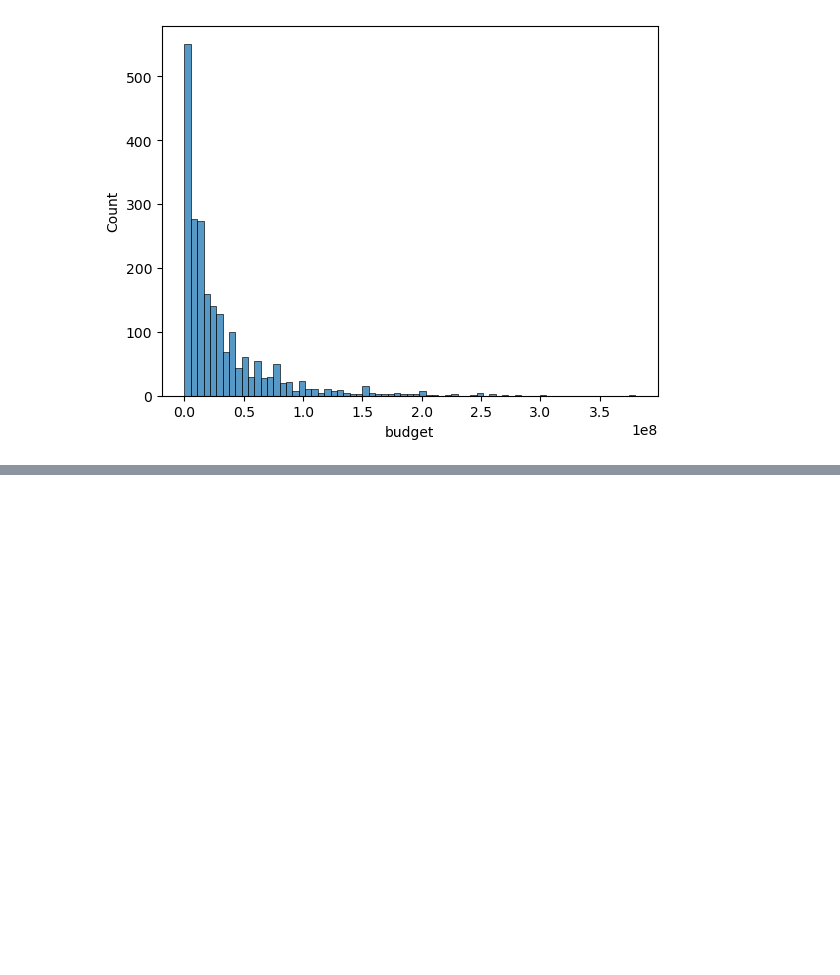
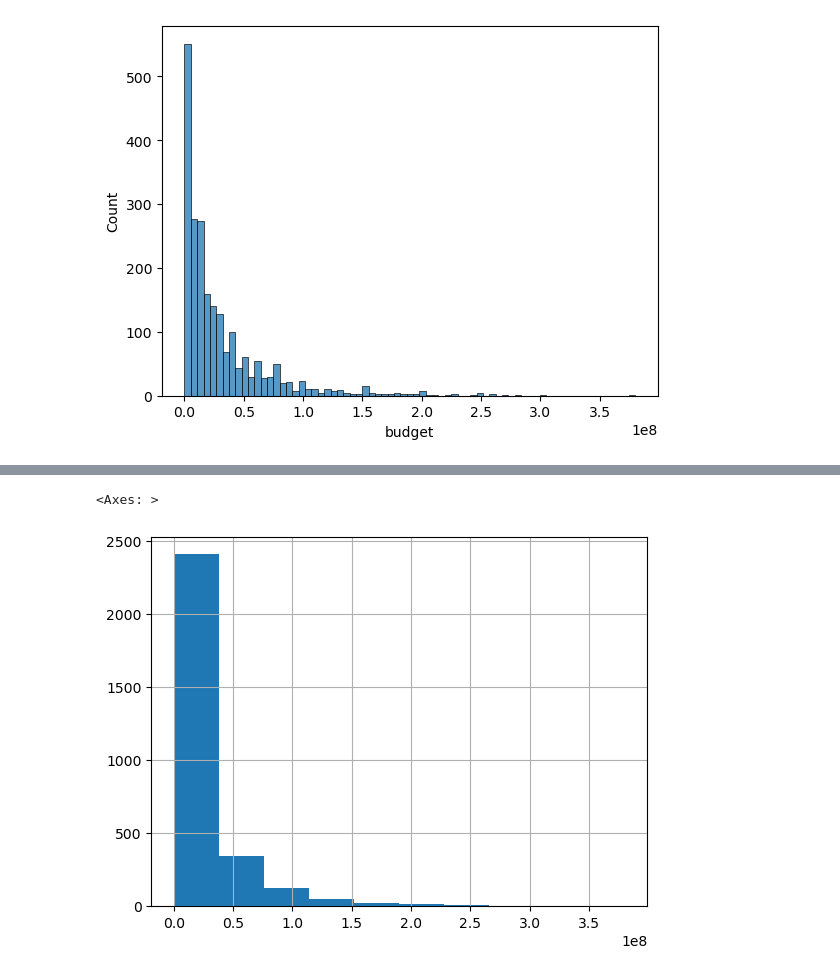
Before and after one commit to abdulvajid1/TMBD-MOVIE-REVENUE-PREDICTION, a Jupyter notebook: notebook.ipynb, the cells around one changed output, grey strips where cells are left out. Cells and saved outputs as stored; diff of their text form; code cells hidden in the pictures; blank space fills up the shorter version.

```diff
--- a/notebook.ipynb
+++ b/notebook.ipynb
@@ -329,0 +407,4 @@ final_df = final_df[['budget', 'popularity', 'runtime', 'standalone_movie',
+# %%
+final_df['release_year'] = final_df['release_year'].apply(lambda x:np.nan if x > 2023 else x)
+# %%
+final_df['release_year'].fillna(final_df['release_year'].median(),inplace=True)
@@ -329,0 +428,5 @@ final_df = final_df[['budget', 'popularity', 'runtime', 'standalone_movie',
+# %%
+final_df['budget'].hist()
+# %% [output]
+<Axes: >
+[figure, added]
```
Also changed, not shown: parts of 25 cells of this notebook.
